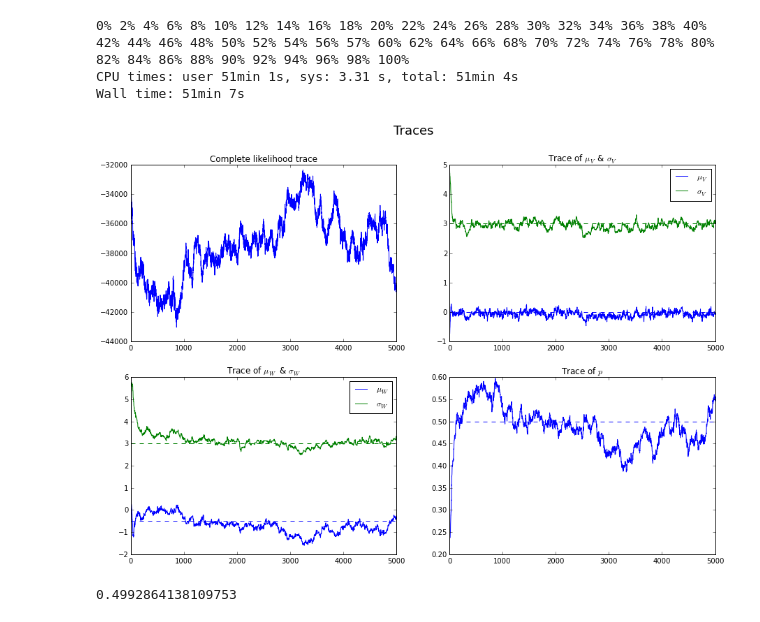
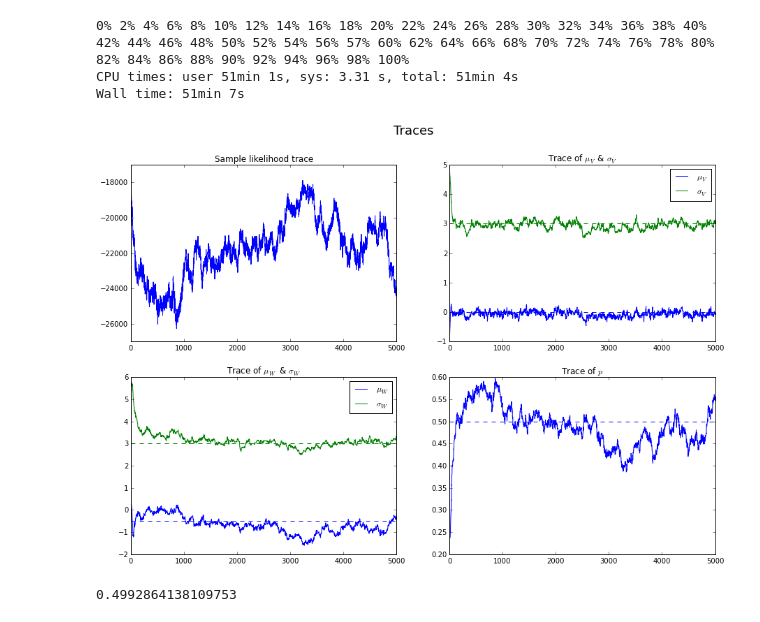
Before and after one commit to CompSquad/qmmc, a Jupyter notebook: examples/Extended RFQ model TEST.ipynb, the cells around one changed output. Cells and saved outputs as stored; diff of their text form; code cells hidden in the pictures.

```diff
--- a/examples/Extended RFQ model TEST.ipynb
+++ b/examples/Extended RFQ model TEST.ipynb
@@ -119,40 +119,40 @@ CPU times: user 51min 1s, sys: 3.31 s, total: 51min 4s
 Wall time: 51min 7s
 # %%
 plt.figure(figsize=(15, 10))
+# plt.subplot(2, 2, 1)
+# plt.plot(model.logp_hist)
+# plt.title("Complete likelihood trace")
+
 plt.subplot(2, 2, 1)
-plt.plot(model.logp_hist)
-plt.title("Complete likelihood trace")
-
-# plt.subplot(2, 2, 1)
-# plt.plot(model.logp_sample_hist)
-# plt.title("Sample likelihood trace")
+plt.plot(model.logp_sample_hist)
+plt.title("Sample likelihood trace")
 
 plt.subplot(2, 2, 2)
 plt.plot(model.samplers['mu_V'].get_history())
 plt.plot(model.samplers['sigma_V'].get_history())
 plt.axhline(mu_V_real.value, linestyle='--')
 plt.axhline(sigma_V_real.value, color='g', linestyle='--')
 plt.legend([r"$\mu_V$", r"$\sigma_V$"], loc='best')
 plt.title(r"Trace of $\mu_V$ & $\sigma_V$")
 
 plt.subplot(2, 2, 3)
 plt.plot(model.samplers['mu_W'].get_history())
 plt.plot(model.samplers['sigma_W'].get_history())
 
 plt.axhline(mu_W_real.value, linestyle='--')
 plt.axhline(sigma_W_real.value, color='g', linestyle='--')
 plt.legend([r"$\mu_W$", r"$\sigma_W$"], loc='best')
 plt.title(r"Trace of $\mu_W$ & $\sigma_W$")
 
 plt.subplot(2, 2, 4)
 plt.plot(model.samplers['p'].get_history())
 plt.axhline(p_real.value, linestyle='--')
 plt.title(r"Trace of $p$")
 
 plt.suptitle(r"Traces", size=18)
 plt.show()
 # %% [output]
-[figure, old version]
+[figure, new version]
 # %%
 p.value
 # %% [output]
```
Also changed, not shown: 1 other file.
